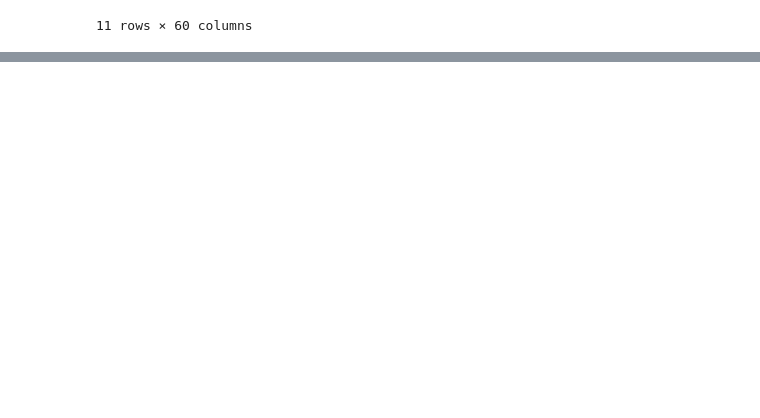
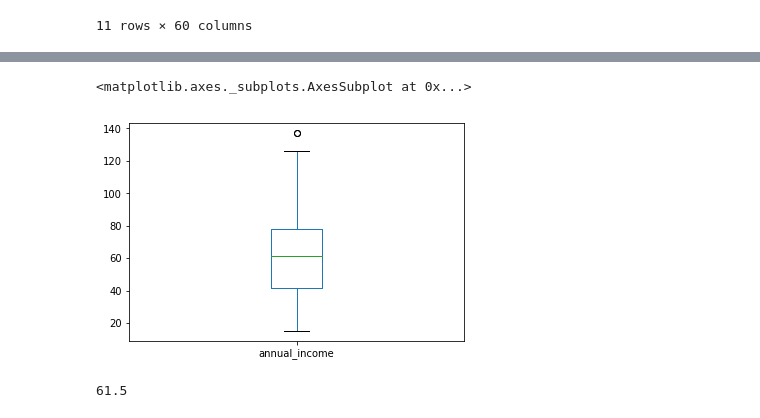
Before and after one commit to HackneyChad/clustering, a Jupyter notebook: clustering_exercises.ipynb, the cells around one changed output, grey strips where cells are left out. Cells and saved outputs as stored; diff of their text form; code cells hidden in the pictures; blank space fills up the shorter version.

```diff
--- a/clustering_exercises.ipynb
+++ b/clustering_exercises.ipynb
@@ -76,0 +140,2 @@ dtype: int64
+# %%
+df_mall_total = acq_mall.get_mall_data()
@@ -76,0 +155,2 @@ dtype: int64
+# %%
+df_mall_total.set_index('customer_id', inplace=True)
@@ -76,0 +239,9 @@ dtype: int64
+# %%
+df_mall_total.annual_income.plot.box()
+# %% [output]
+<matplotlib.axes._subplots.AxesSubplot at 0x...>
+[figure, added]
+# %%
+df_mall_total.annual_income.quantile()
+# %% [output]
+61.5
```
Also changed, not shown: parts of 36 cells of this notebook, 4 other files.
